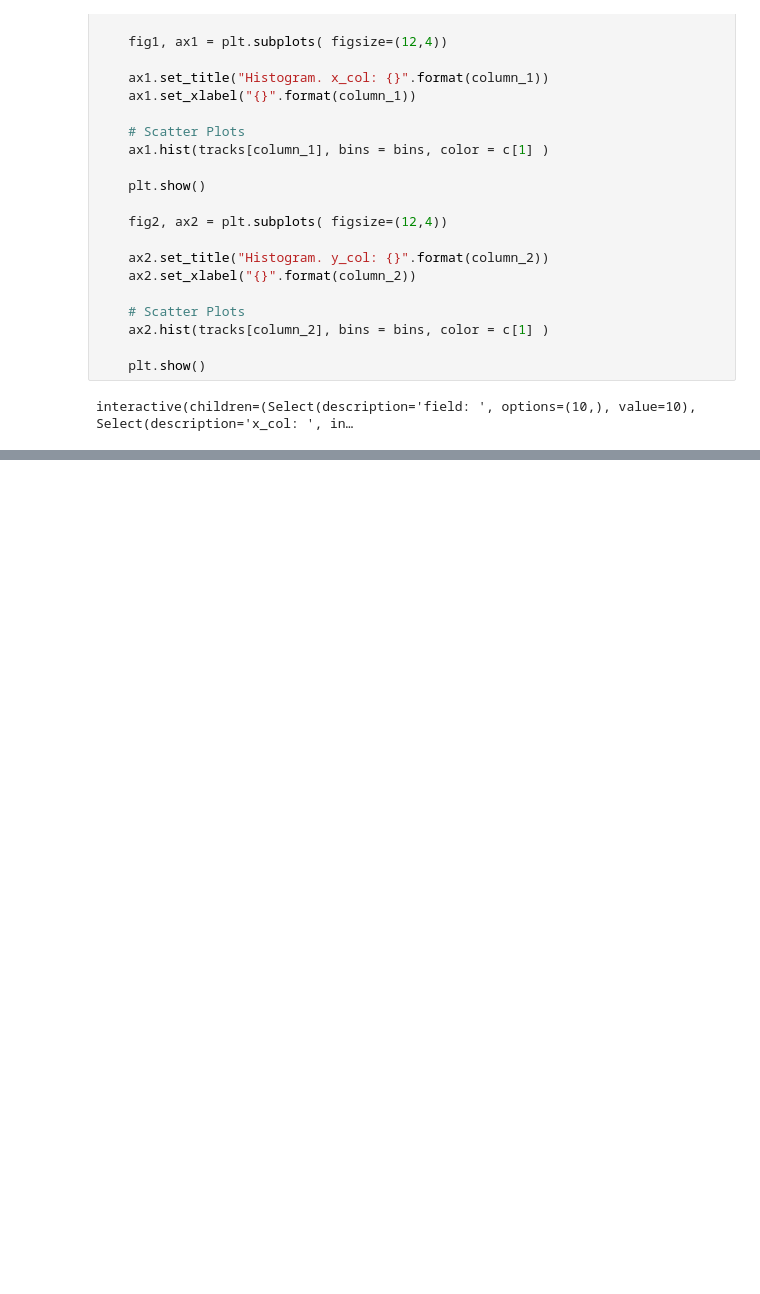
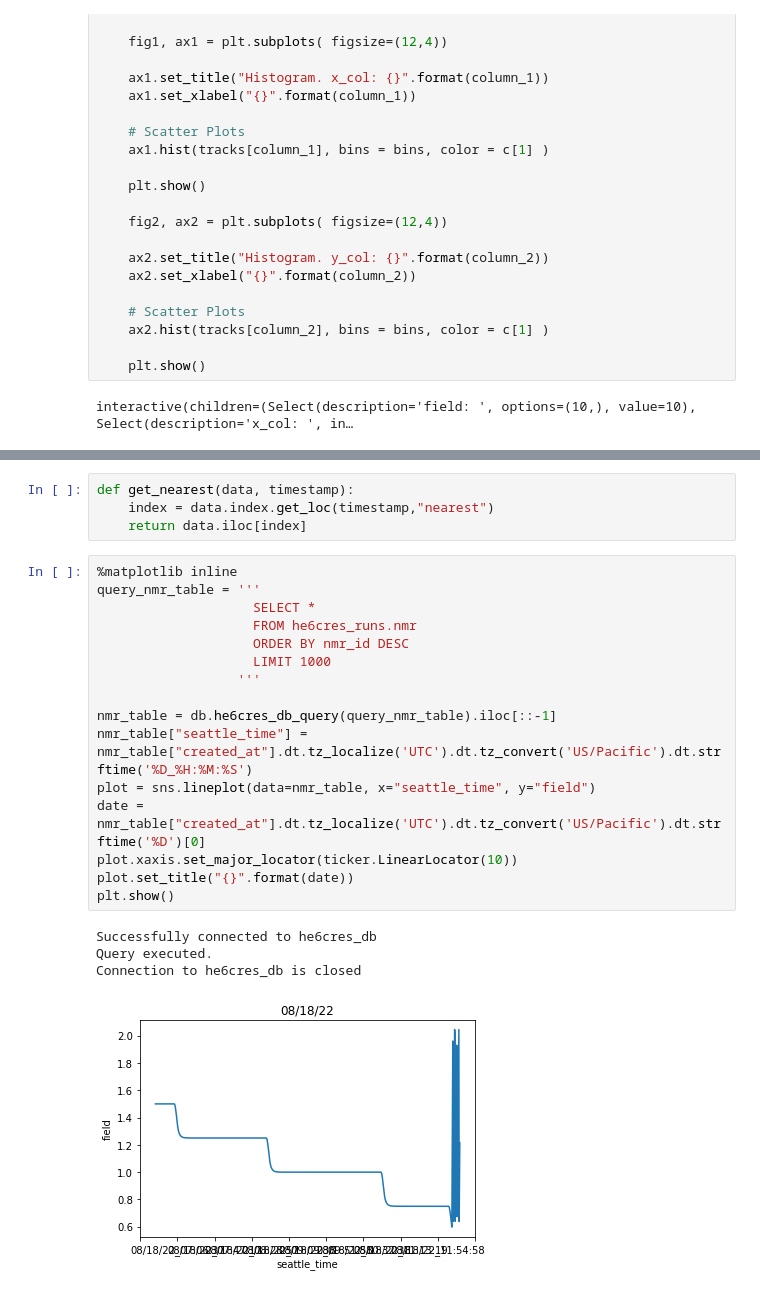
Before and after one commit to Helium6CRES/rocks_analysis_pipeline, a Jupyter notebook: rocks_analysis_demo_09162022.ipynb, the cells around one changed output, grey strips where cells are left out. Saved outputs shown, nothing was run; the diff lists cells and outputs as text; blank space fills up the shorter version.

Commit message:
pushing most recent changes before I work on getting nmr/rate query to work.

```diff
--- a/rocks_analysis_demo_09162022.ipynb
+++ b/rocks_analysis_demo_09162022.ipynb
@@ -210,0 +443,25 @@ interactive(children=(Select(description='field: ', options=(10,), value=10), Se
+# %%
+def get_nearest(data, timestamp):
+    index = data.index.get_loc(timestamp,"nearest")
+    return data.iloc[index]
+# %%
+%matplotlib inline
+query_nmr_table = '''
+                    SELECT *
+                    FROM he6cres_runs.nmr
+                    ORDER BY nmr_id DESC
+                    LIMIT 1000
+                  '''
+
+nmr_table = db.he6cres_db_query(query_nmr_table).iloc[::-1]
+nmr_table["seattle_time"] = nmr_table["created_at"].dt.tz_localize('UTC').dt.tz_convert('US/Pacific').dt.strftime('%D_%H:%M:%S')
+plot = sns.lineplot(data=nmr_table, x="seattle_time", y="field")
+date = nmr_table["created_at"].dt.tz_localize('UTC').dt.tz_convert('US/Pacific').dt.strftime('%D')[0]
+plot.xaxis.set_major_locator(ticker.LinearLocator(10))
+plot.set_title("{}".format(date))
+plt.show()
+# %% [output]
+Successfully connected to he6cres_db
+Query executed.
+Connection to he6cres_db is closed
+[figure, added]
```
Also changed, not shown: parts of 21 cells of this notebook, 3 other files.
